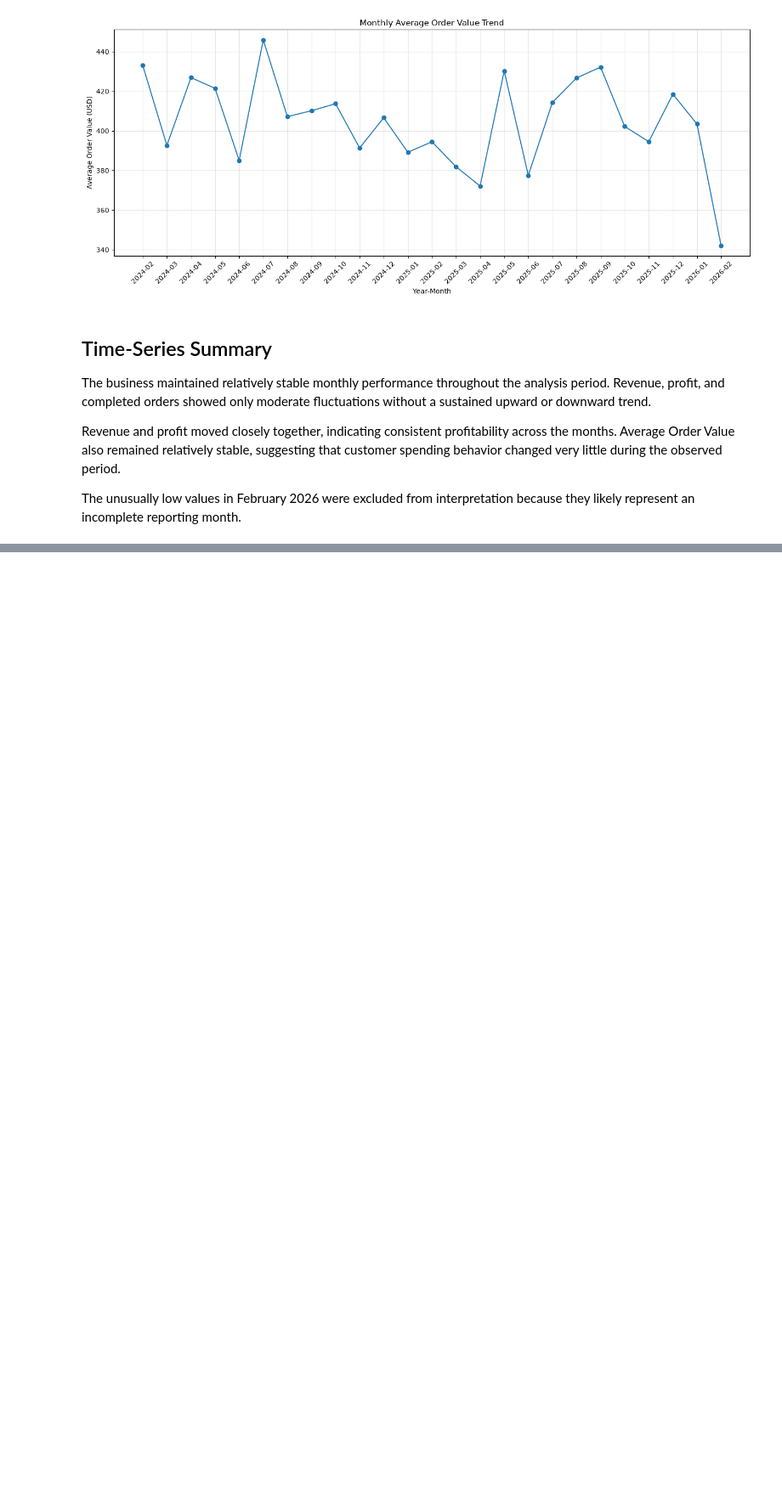
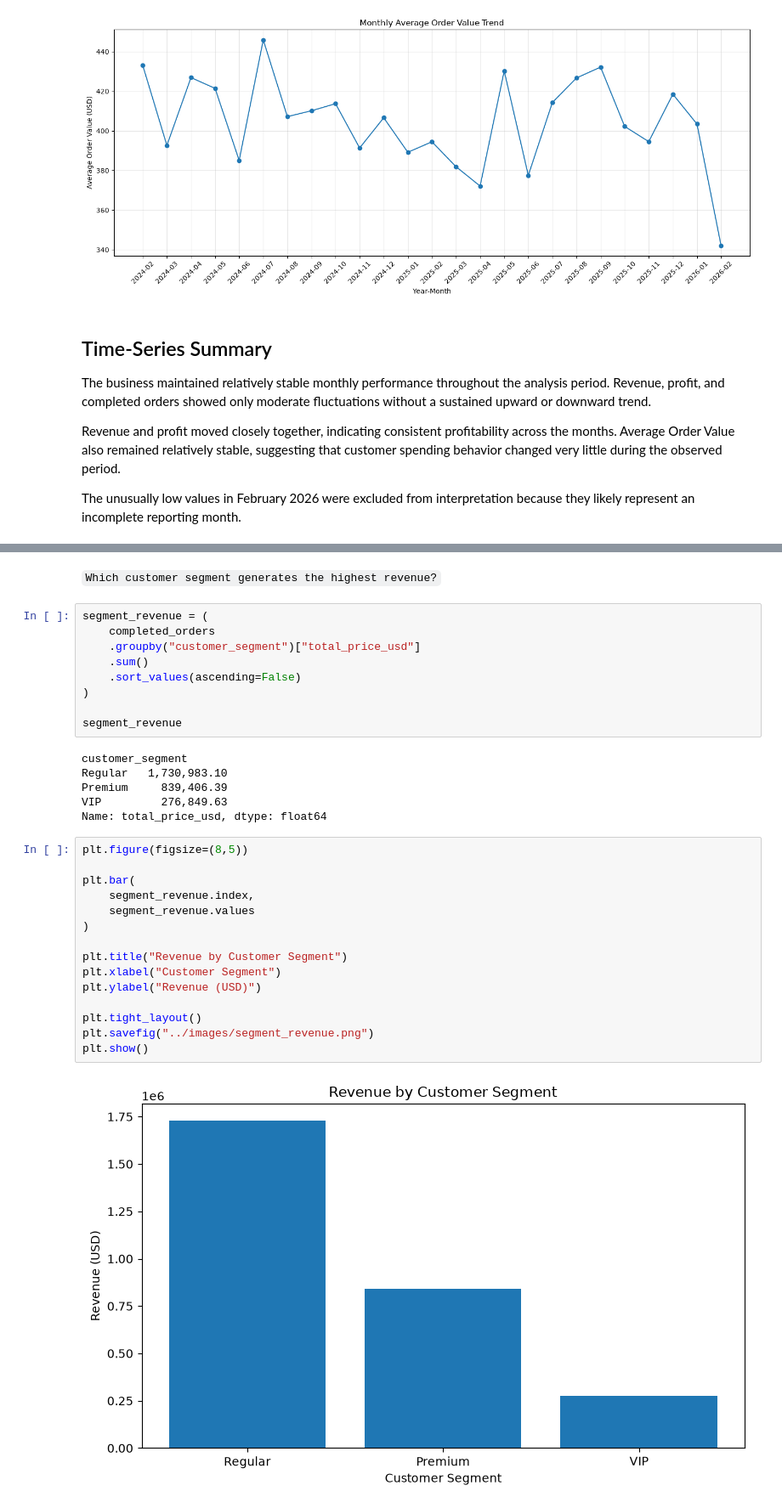
Before and after one commit to Suman-byte8/global-e-commerce-dataset-1M-records-2024-2026-analysis, a Jupyter notebook: notebooks/02_Exploratory_Data_Analysis.ipynb, the cells around one changed output, grey strips where cells are left out. Shown at 85% size. Saved outputs shown, nothing was run; the diff lists cells and outputs as text; blank space fills up the shorter version.

Commit message:
feat: add customer demographics and payment behavior analysis

````diff
--- a/notebooks/02_Exploratory_Data_Analysis.ipynb
+++ b/notebooks/02_Exploratory_Data_Analysis.ipynb
@@ -1036,0 +1043,34 @@ The unusually low values in February 2026 were excluded from interpretation beca
+# %% [markdown]
+```Which customer segment generates the highest revenue?```
+# %%
+segment_revenue = (
+    completed_orders
+    .groupby("customer_segment")["total_price_usd"]
+    .sum()
+    .sort_values(ascending=False)
+)
+
+segment_revenue
+# %% [output]
+customer_segment
+Regular   1,730,983.10
+Premium     839,406.39
+VIP         276,849.63
+Name: total_price_usd, dtype: float64
+# %%
+plt.figure(figsize=(8,5))
+
+plt.bar(
+    segment_revenue.index,
+    segment_revenue.values
+)
+
+plt.title("Revenue by Customer Segment")
+plt.xlabel("Customer Segment")
+plt.ylabel("Revenue (USD)")
+
+plt.tight_layout()
+plt.savefig("../images/segment_revenue.png")
+plt.show()
+# %% [output]
+[figure, added]
````
Also changed, not shown: parts of 33 cells of this notebook, 7 other files.
